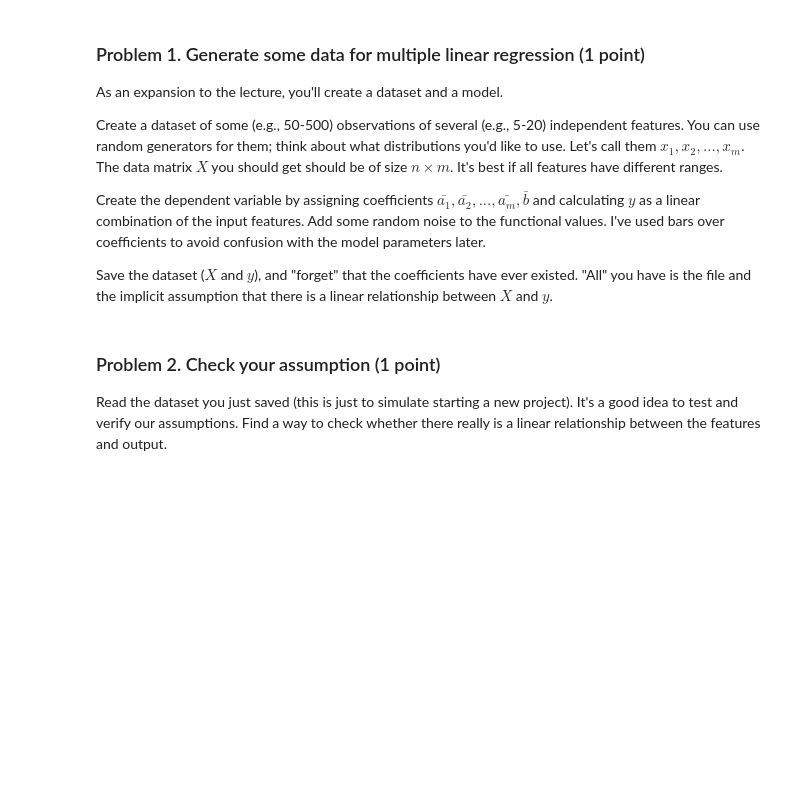
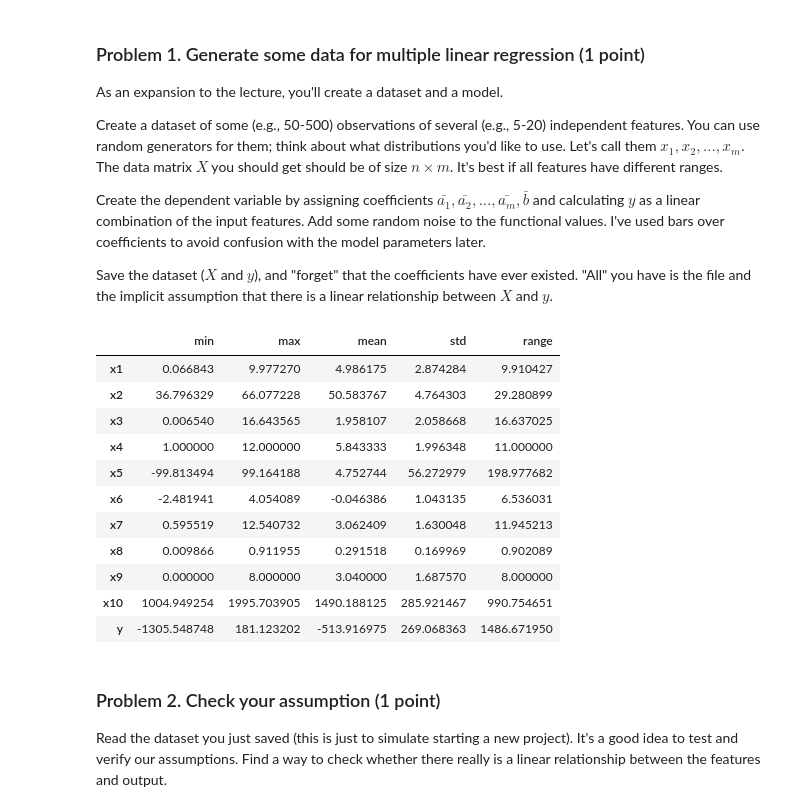
Before and after one commit to stilyan122/AI-and-Machine-Learning, a Jupyter notebook: Data Science/Regression Models/Regression Models Lab.ipynb, the cells around one changed output. Cells and saved outputs as stored; diff of their text form; code cells hidden in the pictures; blank space fills up the shorter version.

```diff
--- a/Data Science/Regression Models/Regression Models Lab.ipynb
+++ b/Data Science/Regression Models/Regression Models Lab.ipynb
@@ -20,0 +43,17 @@ Save the dataset ($X$ and $y$), and "forget" that the coefficients have ever exi
+# %%
+X = np.vstack([x1, x2, x3, x4, x5, x6, x7, x8, x9, x10]).T  # shape (n_samples, m_features)
+# %%
+# True coefficients
+true_coef = rng.uniform(-5, 5, size=m_features)
+true_bias = rng.uniform(-2, 2)
+# %%
+# Evaluate output
+linear_part = X @ true_coef + true_bias
+noise_std = 0.5 * np.std(linear_part)
+noise = rng.normal(0, noise_std, size=n_samples)
+y = linear_part + noise
+# %%
+# Construct the dataframe
+col_names = [f"x{i+1}" for i in range(m_features)]
+df = pd.DataFrame(X, columns=col_names)
+df["y"] = y
@@ -21,3 +64,22 @@ Save the dataset ($X$ and $y$), and "forget" that the coefficients have ever exi
+# %%
+# Present summary
+summary = df.describe().T
+summary["range"] = summary["max"] - summary["min"]
+summary = summary[["min", "max", "mean", "std", "range"]]
+summary
+# %% [output]
+|  | min | max | mean | std | range |
+| x1 | 0.066843 | 9.977270 | 4.986175 | 2.874284 | 9.910427 |
+| x2 | 36.796329 | 66.077228 | 50.583767 | 4.764303 | 29.280899 |
+| x3 | 0.006540 | 16.643565 | 1.958107 | 2.058668 | 16.637025 |
+| x4 | 1.000000 | 12.000000 | 5.843333 | 1.996348 | 11.000000 |
+| x5 | -99.813494 | 99.164188 | 4.752744 | 56.272979 | 198.977682 |
+| x6 | -2.481941 | 4.054089 | -0.046386 | 1.043135 | 6.536031 |
+| x7 | 0.595519 | 12.540732 | 3.062409 | 1.630048 | 11.945213 |
+| x8 | 0.009866 | 0.911955 | 0.291518 | 0.169969 | 0.902089 |
+| x9 | 0.000000 | 8.000000 | 3.040000 | 1.687570 | 8.000000 |
+| x10 | 1004.949254 | 1995.703905 | 1490.188125 | 285.921467 | 990.754651 |
+| y | -1305.548748 | 181.123202 | -513.916975 | 269.068363 | 1486.671950 |
 # %% [markdown]
 ### Problem 2. Check your assumption (1 point)
 Read the dataset you just saved (this is just to simulate starting a new project). It's a good idea to test and verify our assumptions. Find a way to check whether there really is a linear relationship between the features and output.
```
Also changed, not shown: parts of 20 cells of this notebook, 1 other file.
